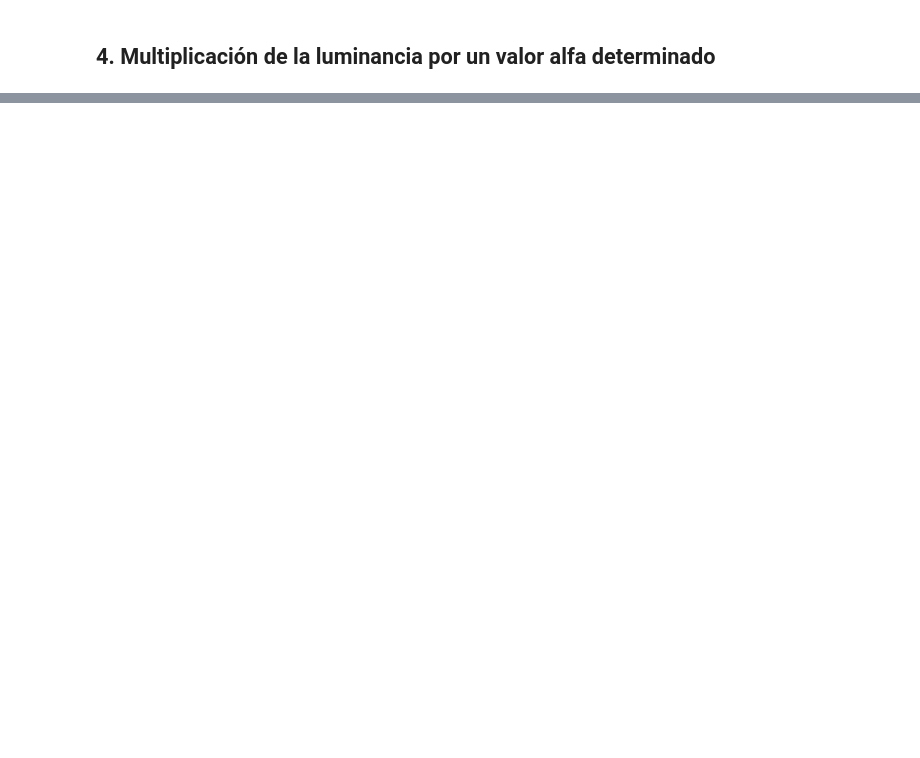
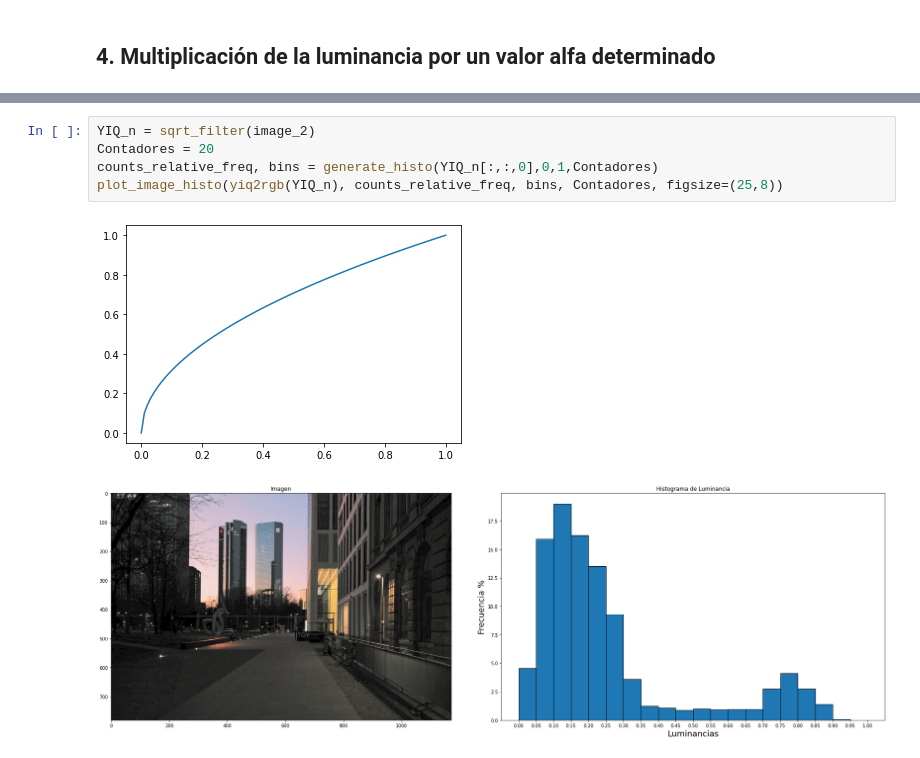
Before and after one commit to nicolassalomon96/procesamiento_imagenes_UNS, a Jupyter notebook: TP4/Histograma_de_luminancia.ipynb, the cells around one changed output, grey strips where cells are left out. Drawn from its saved outputs; the diff is of its cells as text; blank space fills up the shorter version.

```diff
--- a/TP4/Histograma_de_luminancia.ipynb
+++ b/TP4/Histograma_de_luminancia.ipynb
@@ -250,0 +331,8 @@ plot_image_histo(image_mod_rgb, counts_relative_freq_alfa, bins_alfa, Contadores
+# %%
+YIQ_n = sqrt_filter(image_2)
+Contadores = 20
+counts_relative_freq, bins = generate_histo(YIQ_n[:,:,0],0,1,Contadores)
+plot_image_histo(yiq2rgb(YIQ_n), counts_relative_freq, bins, Contadores, figsize=(25,8))
+# %% [output]
+[figure, added]
+[figure, added]
```
Also changed, not shown: parts of 8 cells of this notebook.
